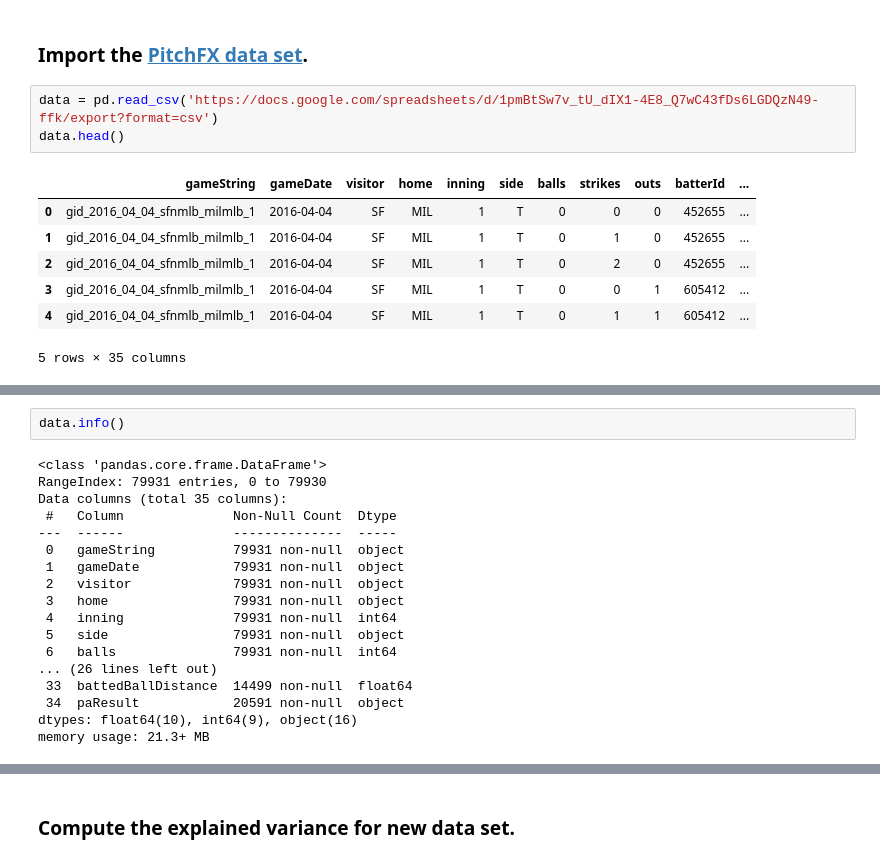
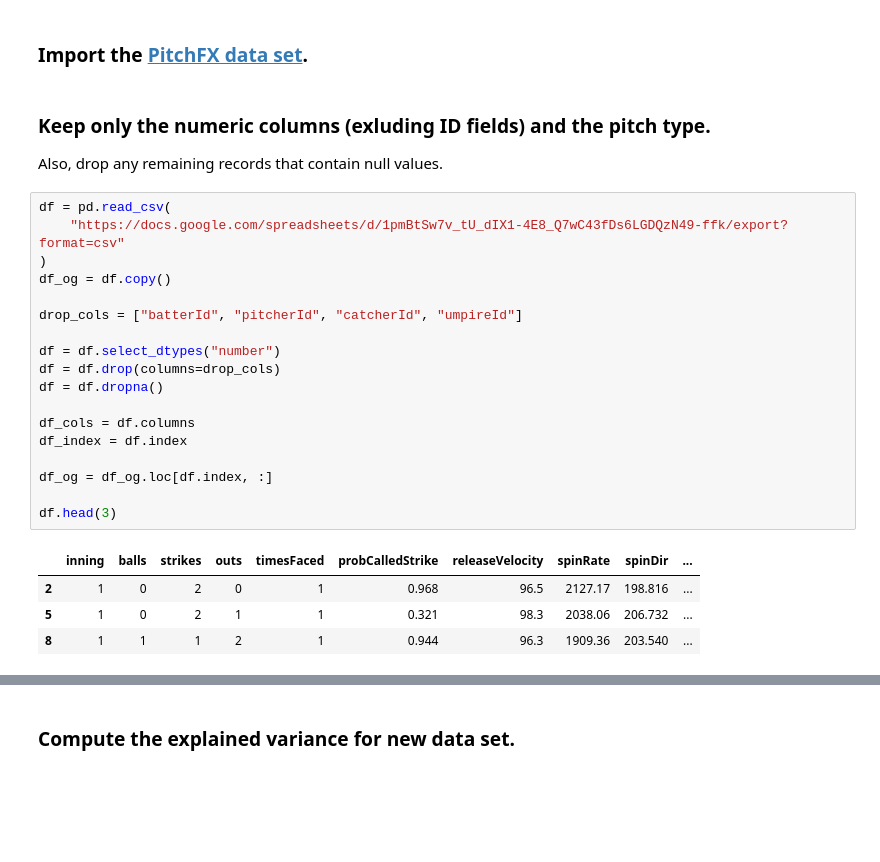
Before and after one commit to ssmcnatt/pair-work, a Jupyter notebook: week10/Day_51_Lecture_2_PCA_Assignment.ipynb, the cells around one changed output, grey strips where cells are left out. Saved outputs shown, nothing was run; the diff lists cells and outputs as text; blank space fills up the shorter version.

```diff
--- a/week10/Day_51_Lecture_2_PCA_Assignment.ipynb
+++ b/week10/Day_51_Lecture_2_PCA_Assignment.ipynb
@@ -16,13 +25,29 @@ import matplotlib.pyplot as plt
 # %% [markdown]
 ### Import the [PitchFX data set](https://docs.google.com/spreadsheets/d/1pmBtSw7v_tU_dIX1-4E8_Q7wC43fDs6LGDQzN49-ffk/export?format=csv).
+# %% [markdown]
+### Keep only the numeric columns (exluding ID fields) and the pitch type.
+
+Also, drop any remaining records that contain null values.
 # %%
-data = pd.read_csv('https://docs.google.com/spreadsheets/d/1pmBtSw7v_tU_dIX1-4E8_Q7wC43fDs6LGDQzN49-ffk/export?format=csv')
-data.head()
+df = pd.read_csv(
+    "https://docs.google.com/spreadsheets/d/1pmBtSw7v_tU_dIX1-4E8_Q7wC43fDs6LGDQzN49-ffk/export?format=csv"
+)
+df_og = df.copy()
+
+drop_cols = ["batterId", "pitcherId", "catcherId", "umpireId"]
+
+df = df.select_dtypes("number")
+df = df.drop(columns=drop_cols)
+df = df.dropna()
+
+df_cols = df.columns
+df_index = df.index
+
+df_og = df_og.loc[df.index, :]
+
+df.head(3)
 # %% [output]
-|  | gameString | gameDate | visitor | home | inning | side | balls | strikes | outs | batterId | ... |
-| 0 | gid_2016_04_04_sfnmlb_milmlb_1 | 2016-04-04 | SF | MIL | 1 | T | 0 | 0 | 0 | 452655 | ... |
-| 1 | gid_2016_04_04_sfnmlb_milmlb_1 | 2016-04-04 | SF | MIL | 1 | T | 0 | 1 | 0 | 452655 | ... |
-| 2 | gid_2016_04_04_sfnmlb_milmlb_1 | 2016-04-04 | SF | MIL | 1 | T | 0 | 2 | 0 | 452655 | ... |
-| 3 | gid_2016_04_04_sfnmlb_milmlb_1 | 2016-04-04 | SF | MIL | 1 | T | 0 | 0 | 1 | 605412 | ... |
-| 4 | gid_2016_04_04_sfnmlb_milmlb_1 | 2016-04-04 | SF | MIL | 1 | T | 0 | 1 | 1 | 605412 | ... |
+|  | inning | balls | strikes | outs | timesFaced | probCalledStrike | releaseVelocity | spinRate | spinDir | ... |
+| 2 | 1 | 0 | 2 | 0 | 1 | 0.968 | 96.5 | 2127.17 | 198.816 | ... |
+| 5 | 1 | 0 | 2 | 1 | 1 | 0.321 | 98.3 | 2038.06 | 206.732 | ... |
+| 8 | 1 | 1 | 1 | 2 | 1 | 0.944 | 96.3 | 1909.36 | 203.540 | ... |
-5 rows × 35 columns
@@ -29,20 +54,0 @@ data.head()
-# %%
-data.info()
-# %% [output]
-<class 'pandas.core.frame.DataFrame'>
-RangeIndex: 79931 entries, 0 to 79930
-Data columns (total 35 columns):
- #   Column              Non-Null Count  Dtype
----  ------              --------------  -----
- 0   gameString          79931 non-null  object
- 1   gameDate            79931 non-null  object
- 2   visitor             79931 non-null  object
- 3   home                79931 non-null  object
- 4   inning              79931 non-null  int64
- 5   side                79931 non-null  object
- 6   balls               79931 non-null  int64
-... (26 lines left out)
- 33  battedBallDistance  14499 non-null  float64
- 34  paResult            20591 non-null  object
-dtypes: float64(10), int64(9), object(16)
-memory usage: 21.3+ MB
```
Also changed, not shown: parts of 21 cells of this notebook.
